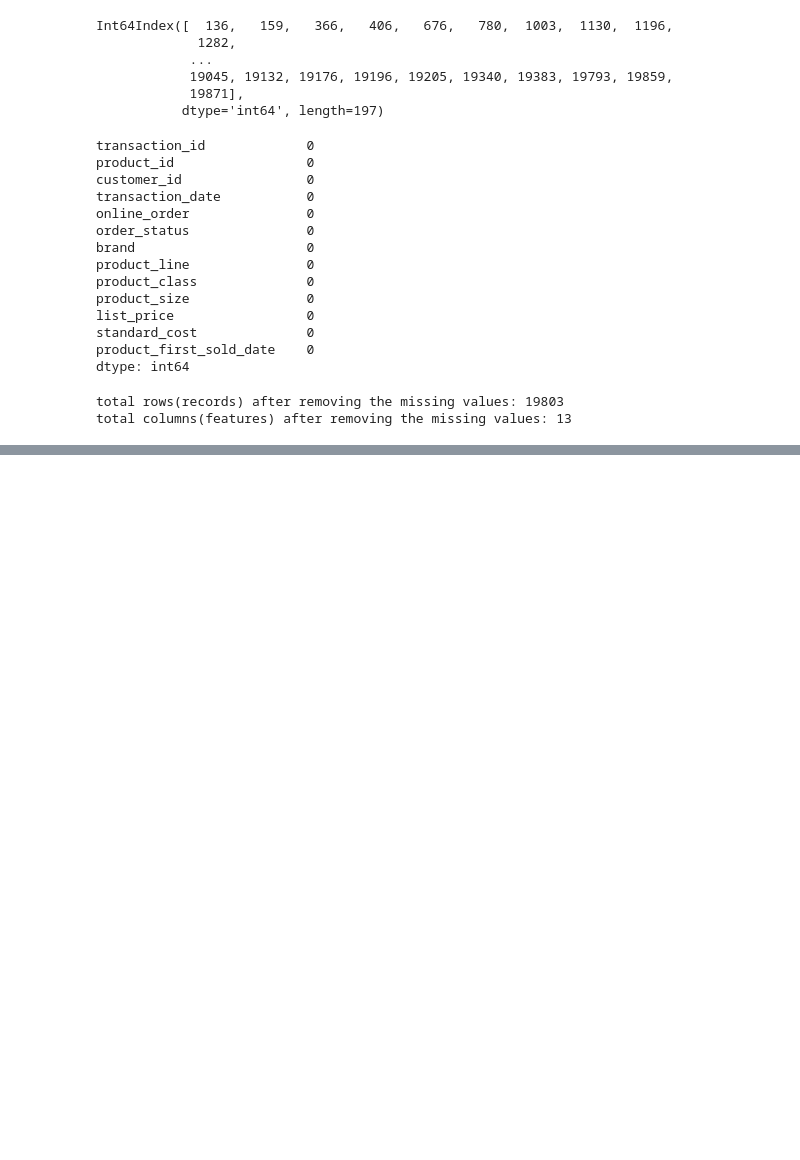
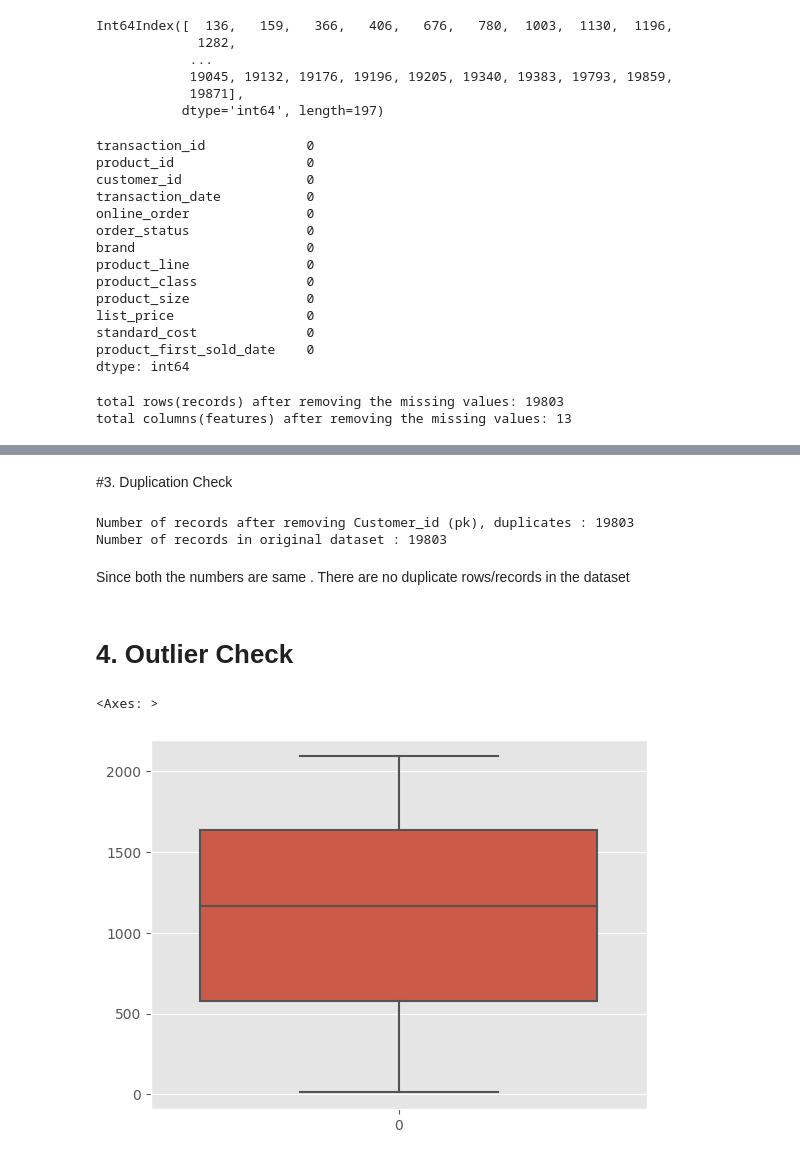
Before and after one commit to AryaChirag/Bicycle-sales, a Jupyter notebook: Data_cleaning_transactions.ipynb, the cells around one changed output, grey strips where cells are left out. Drawn from its saved outputs; the diff is of its cells as text; code cells hidden in the pictures; blank space fills up the shorter version.

```diff
--- a/Data_cleaning_transactions.ipynb
+++ b/Data_cleaning_transactions.ipynb
@@ -127,6 +158,6 @@ trans[trans['online_order'].isnull()]
 | 19843 | 19844 | 3 | 8 | 2017-01-28 | NaN | Approved | Trek Bicycles | ... |
 360 rows × 13 columns
 # %%
-most_freq_online_mode = trans['online_order'].mode()
+most_freq_online_mode = trans['online_order'].mode() [0]
 most_freq_online_mode
 # %% [output]
@@ -135,5 +165,5 @@ Name: online_order, dtype: float64
 # %%
-trans['online_order'].fillna(1, inplace=True)
+trans['online_order'].fillna(most_freq_online_mode, inplace=True)
 # %%
 trans['online_order'].isnull().sum()
 # %% [output]
@@ -150,5 +202,5 @@ trans[trans['brand'].isnull()][['brand', 'product_line', 'product_class', 'produ
 # %%
-records_to_drop = trans[trans['brand'].isnull()][['brand', 'product_line', 'product_class', 'product_size', 'standard_cost', 'product_first_sold_date']].index
+records_to_drop= trans[trans['brand'].isnull()].index
 records_to_drop
 # %% [output]
 Int64Index([  136,   159,   366,   406,   676,   780,  1003,  1130,  1196,
@@ -184,0 +321,23 @@ total columns(features) after removing the missing values: 13
+# %%
+#convert product first sold date into standard datetime format.
+trans['product_first_sold_date']= pd.to_datetime(trans['product_first_sold_date'])
+# %% [markdown]
+#3. Duplication Check
+# %%
+#Dropping the primary key column i.e. transaction_id and storing into a temporary dataframe
+trans_dedupped = trans.drop('transaction_id', axis=1).drop_duplicates()
+
+print("Number of records after removing Customer_id (pk), duplicates : {}".format(trans_dedupped.shape[0]))
+print("Number of records in original dataset : {}".format(trans.shape[0]))
+# %% [output]
+Number of records after removing Customer_id (pk), duplicates : 19803
+Number of records in original dataset : 19803
+# %% [markdown]
+Since both the numbers are same . There are no duplicate rows/records in the dataset
+# %% [markdown]
+# 4. Outlier Check
+# %%
+sns.boxplot(trans['list_price'])
+# %% [output]
+<Axes: >
+[figure, added]
```
Also changed, not shown: parts of 43 cells of this notebook.
